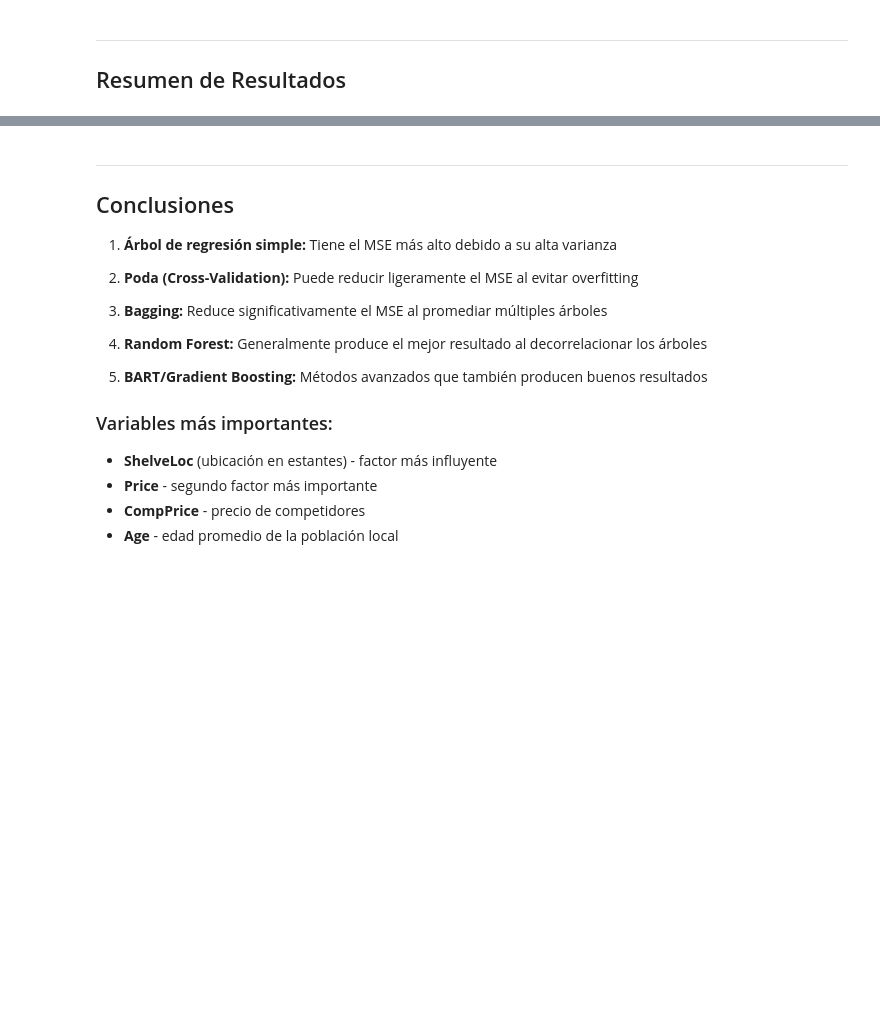
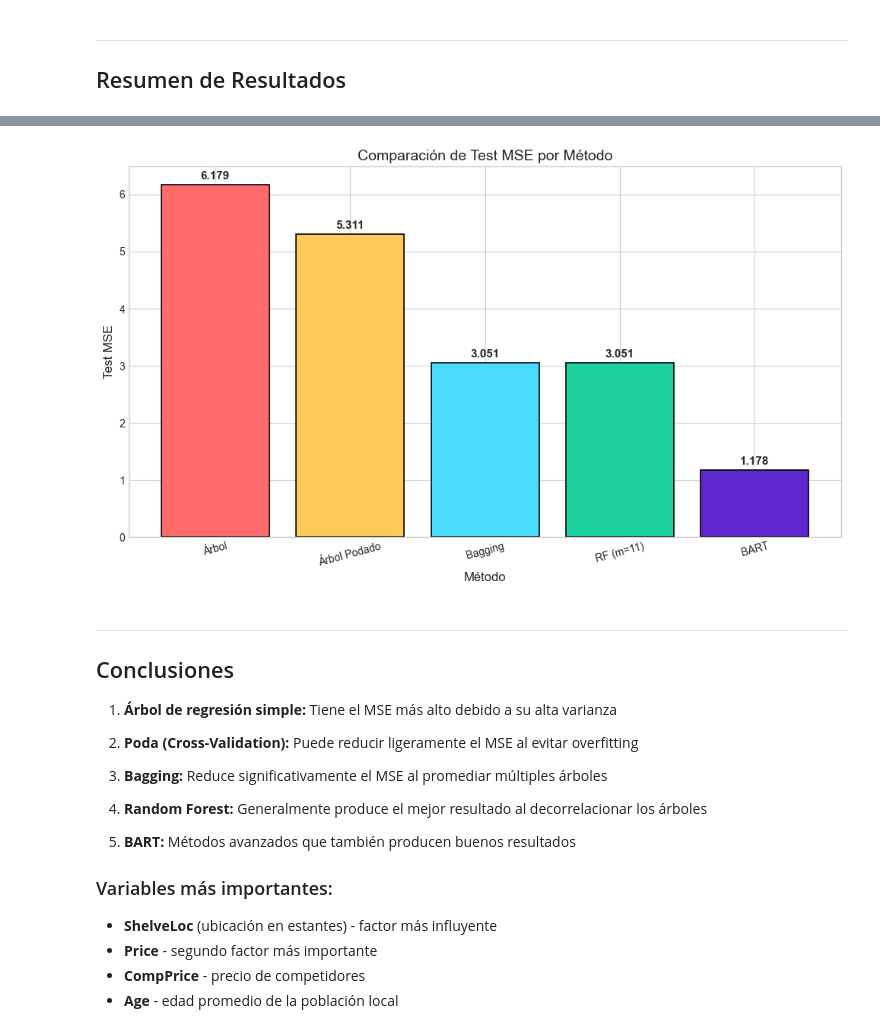
Before and after one commit to SekDak12/ISLP_Ejercicio_8.8, a Jupyter notebook: Ejercicio_8.8_Notebook.ipynb, the cells around one changed output, grey strips where cells are left out. Cells and saved outputs as stored; diff of their text form; code cells hidden in the pictures; blank space fills up the shorter version.

```diff
--- a/Ejercicio_8.8_Notebook.ipynb
+++ b/Ejercicio_8.8_Notebook.ipynb
@@ -541,27 +550,26 @@ except:
 # %%
 # Gráfico comparativo
-try:
-    metodos = ['Árbol', 'Árbol Podado', 'Bagging', f'RF (m={best_result["m"]})', 'BART']
-    mses = [mse_tree, mse_pruned, mse_bagging, best_result['MSE'], mse_bart]
-except:
-    metodos = ['Árbol', 'Árbol Podado', 'Bagging', f'RF (m={best_result["m"]})', 'Gradient Boost']
-    mses = [mse_tree, mse_pruned, mse_bagging, best_result['MSE'], mse_gb]
+metodos = ['Árbol', 'Árbol Podado', 'Bagging', f'RF (m={best_result["m"]})', 'BART']
+mses = [mse_tree, mse_pruned, mse_bagging, best_result['MSE'], mse_bart]
+
 
 plt.figure(figsize=(10, 6))
 colors = ['#ff6b6b', '#feca57', '#48dbfb', '#1dd1a1', '#5f27cd']
 bars = plt.bar(metodos, mses, color=colors, edgecolor='black', linewidth=1.2)
 
 # Añadir valores sobre las barras
 for bar, mse in zip(bars, mses):
     plt.text(bar.get_x() + bar.get_width()/2, bar.get_height() + 0.05,
              f'{mse:.3f}', ha='center', va='bottom', fontsize=11, fontweight='bold')
 
 plt.xlabel('Método', fontsize=12)
 plt.ylabel('Test MSE', fontsize=12)
 plt.title('Comparación de Test MSE por Método', fontsize=14)
 plt.xticks(rotation=15)
 plt.tight_layout()
 plt.show()
+# %% [output]
+[figure, added]
 # %% [markdown]
 ---
 ## Conclusiones
@@ -574,7 +582,7 @@ plt.show()
 
 4. **Random Forest:** Generalmente produce el mejor resultado al decorrelacionar los árboles
 
-5. **BART/Gradient Boosting:** Métodos avanzados que también producen buenos resultados
+5. **BART:** Métodos avanzados que también producen buenos resultados
 
 ### Variables más importantes:
 - **ShelveLoc** (ubicación en estantes) - factor más influyente
```
Also changed, not shown: parts of 13 cells of this notebook.
